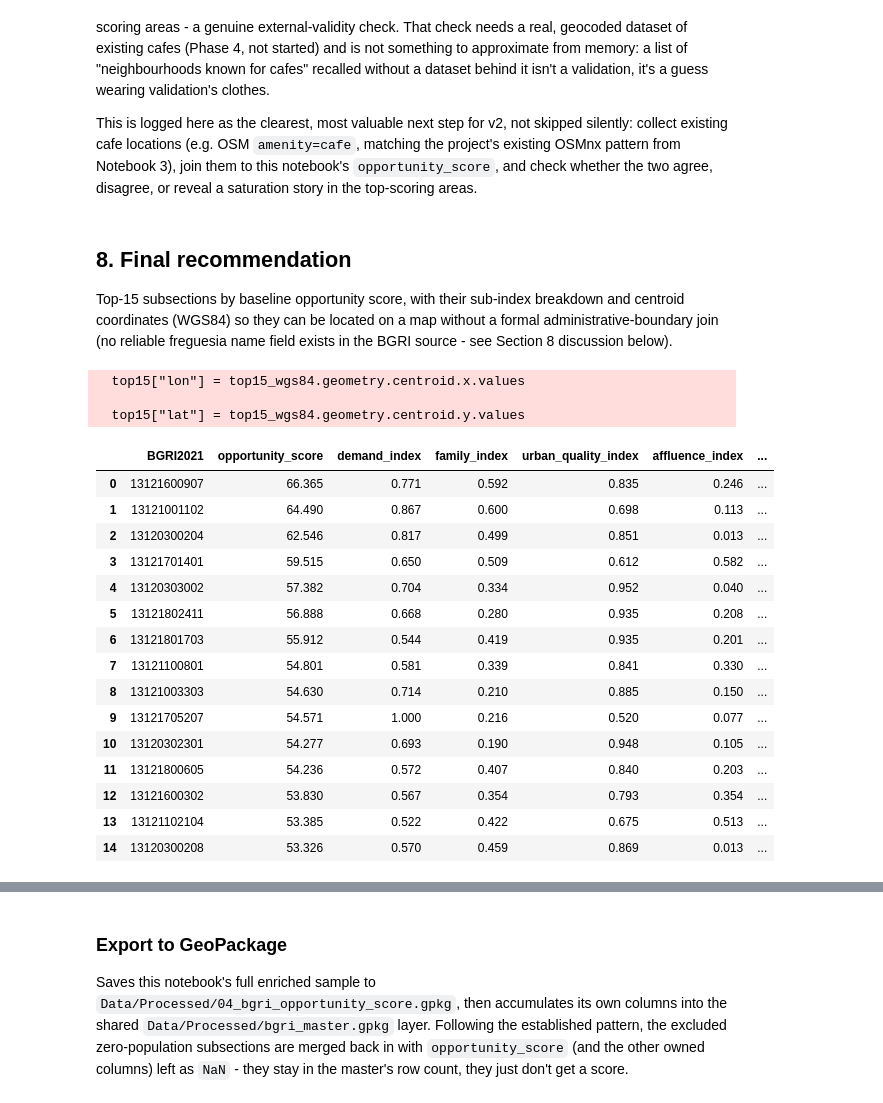
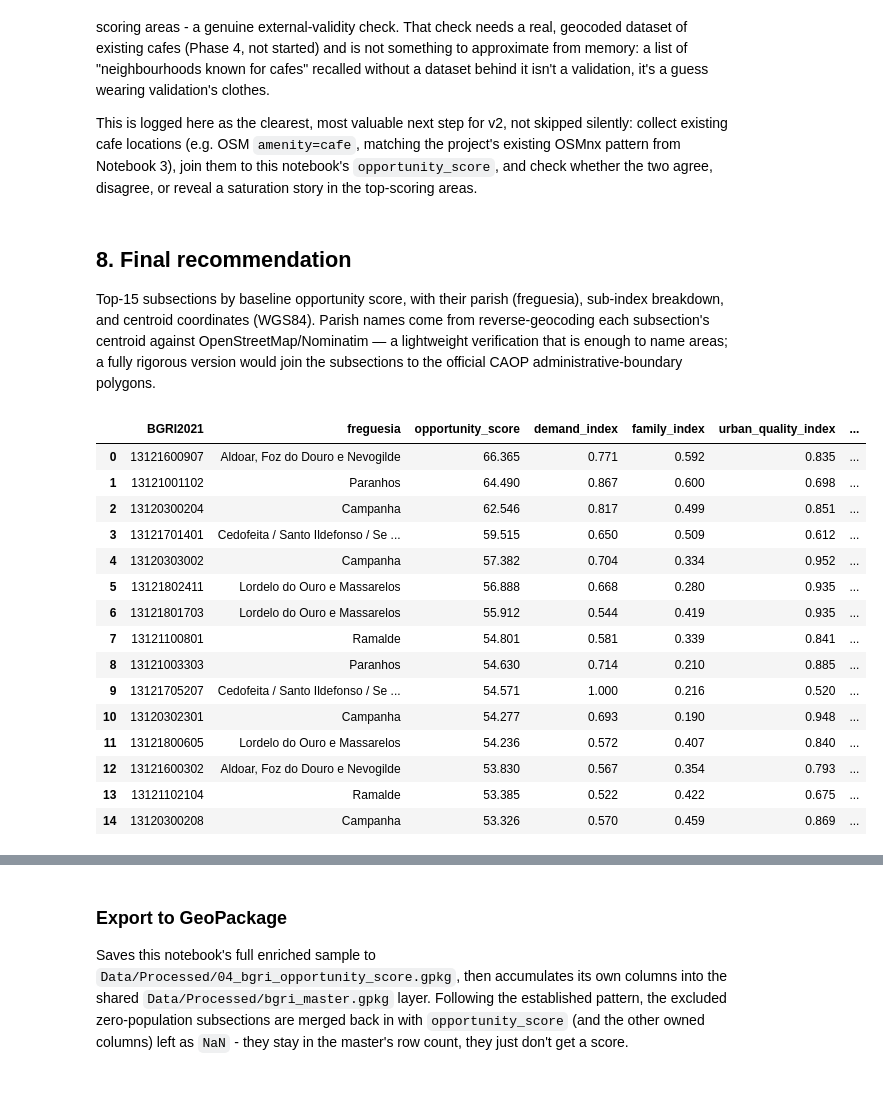
Before and after one commit to joanabutton/location_intelligence, a Jupyter notebook: Notebooks/04_opportunity_score_and_recommendation.ipynb, the cells around one changed output, grey strips where cells are left out. Saved outputs shown, nothing was run; the diff lists cells and outputs as text; code cells hidden in the pictures.

```diff
--- a/Notebooks/04_opportunity_score_and_recommendation.ipynb
+++ b/Notebooks/04_opportunity_score_and_recommendation.ipynb
@@ -31,6 +31,19 @@ from pathlib import Path
 
 pd.set_option("display.width", 120)
 sns.set_style("whitegrid")
+
+# Porto's seven civil parishes (freguesias), keyed by the DTMNFR21 census code.
+# Names verified by reverse-geocoding each parish's subsection centroids against
+# OpenStreetMap/Nominatim; used to label the candidate areas in plain language.
+FREGUESIA_NAMES = {
+    "131202": "Bonfim",
+    "131203": "Campanha",
+    "131210": "Paranhos",
+    "131211": "Ramalde",
+    "131216": "Aldoar, Foz do Douro e Nevogilde",
+    "131217": "Cedofeita / Santo Ildefonso / Se / Miragaia / S. Nicolau / Vitoria",
+    "131218": "Lordelo do Ouro e Massarelos",
+}
 # %% [markdown]
 ## Load the master layer
 # %%
@@ -521,40 +559,40 @@ This is logged here as the clearest, most valuable next step for v2, not skipped
 existing cafe locations (e.g. OSM `amenity=cafe`, matching the project's existing OSMnx pattern from
 Notebook 3), join them to this notebook's `opportunity_score`, and check whether the two agree,
 disagree, or reveal a saturation story in the top-scoring areas.
-# %% [markdown]
-## 8. Final recommendation
-
-Top-15 subsections by baseline opportunity score, with their sub-index breakdown and centroid
-coordinates (WGS84) so they can be located on a map without a formal administrative-boundary join
-(no reliable freguesia name field exists in the BGRI source - see Section 8 discussion below).
+# %% [markdown]
+## 8. Final recommendation
+
+Top-15 subsections by baseline opportunity score, with their parish (freguesia), sub-index
+breakdown, and centroid coordinates (WGS84). Parish names come from reverse-geocoding each
+subsection's centroid against OpenStreetMap/Nominatim — a lightweight verification that is enough
+to name areas; a fully rigorous version would join the subsections to the official CAOP
+administrative-boundary polygons.
 # %%
 top15 = scored.sort_values("opportunity_score", ascending=False).head(15).copy()
-top15_wgs84 = top15.to_crs(4326)
-top15["lon"] = top15_wgs84.geometry.centroid.x.values
-top15["lat"] = top15_wgs84.geometry.centroid.y.values
+top15_centroids = top15.geometry.centroid.to_crs(4326)
+top15["lon"] = top15_centroids.x.values
+top15["lat"] = top15_centroids.y.values
+top15["freguesia"] = top15["DTMNFR21"].astype(str).map(FREGUESIA_NAMES)
 
 display_cols = [
-    "BGRI2021", "opportunity_score", "demand_index", "family_index",
+    "BGRI2021", "freguesia", "opportunity_score", "demand_index", "family_index",
     "urban_quality_index", "affluence_index", "lat", "lon",
 ]
 top15[display_cols].round(3).reset_index(drop=True)
 # %% [output]
-  top15["lon"] = top15_wgs84.geometry.centroid.x.values
-
-  top15["lat"] = top15_wgs84.geometry.centroid.y.values
-|  | BGRI2021 | opportunity_score | demand_index | family_index | urban_quality_index | affluence_index | ... |
-| 0 | 13121600907 | 66.365 | 0.771 | 0.592 | 0.835 | 0.246 | ... |
-| 1 | 13121001102 | 64.490 | 0.867 | 0.600 | 0.698 | 0.113 | ... |
-| 2 | 13120300204 | 62.546 | 0.817 | 0.499 | 0.851 | 0.013 | ... |
-| 3 | 13121701401 | 59.515 | 0.650 | 0.509 | 0.612 | 0.582 | ... |
-| 4 | 13120303002 | 57.382 | 0.704 | 0.334 | 0.952 | 0.040 | ... |
-| 5 | 13121802411 | 56.888 | 0.668 | 0.280 | 0.935 | 0.208 | ... |
-| 6 | 13121801703 | 55.912 | 0.544 | 0.419 | 0.935 | 0.201 | ... |
-| 7 | 13121100801 | 54.801 | 0.581 | 0.339 | 0.841 | 0.330 | ... |
-| 8 | 13121003303 | 54.630 | 0.714 | 0.210 | 0.885 | 0.150 | ... |
-| 9 | 13121705207 | 54.571 | 1.000 | 0.216 | 0.520 | 0.077 | ... |
-| 10 | 13120302301 | 54.277 | 0.693 | 0.190 | 0.948 | 0.105 | ... |
-| 11 | 13121800605 | 54.236 | 0.572 | 0.407 | 0.840 | 0.203 | ... |
-| 12 | 13121600302 | 53.830 | 0.567 | 0.354 | 0.793 | 0.354 | ... |
-| 13 | 13121102104 | 53.385 | 0.522 | 0.422 | 0.675 | 0.513 | ... |
-| 14 | 13120300208 | 53.326 | 0.570 | 0.459 | 0.869 | 0.013 | ... |
+|  | BGRI2021 | freguesia | opportunity_score | demand_index | family_index | urban_quality_index | ... |
+| 0 | 13121600907 | Aldoar, Foz do Douro e Nevogilde | 66.365 | 0.771 | 0.592 | 0.835 | ... |
+| 1 | 13121001102 | Paranhos | 64.490 | 0.867 | 0.600 | 0.698 | ... |
+| 2 | 13120300204 | Campanha | 62.546 | 0.817 | 0.499 | 0.851 | ... |
+| 3 | 13121701401 | Cedofeita / Santo Ildefonso / Se ... | 59.515 | 0.650 | 0.509 | 0.612 | ... |
+| 4 | 13120303002 | Campanha | 57.382 | 0.704 | 0.334 | 0.952 | ... |
+| 5 | 13121802411 | Lordelo do Ouro e Massarelos | 56.888 | 0.668 | 0.280 | 0.935 | ... |
+| 6 | 13121801703 | Lordelo do Ouro e Massarelos | 55.912 | 0.544 | 0.419 | 0.935 | ... |
+| 7 | 13121100801 | Ramalde | 54.801 | 0.581 | 0.339 | 0.841 | ... |
+| 8 | 13121003303 | Paranhos | 54.630 | 0.714 | 0.210 | 0.885 | ... |
+| 9 | 13121705207 | Cedofeita / Santo Ildefonso / Se ... | 54.571 | 1.000 | 0.216 | 0.520 | ... |
+| 10 | 13120302301 | Campanha | 54.277 | 0.693 | 0.190 | 0.948 | ... |
+| 11 | 13121800605 | Lordelo do Ouro e Massarelos | 54.236 | 0.572 | 0.407 | 0.840 | ... |
+| 12 | 13121600302 | Aldoar, Foz do Douro e Nevogilde | 53.830 | 0.567 | 0.354 | 0.793 | ... |
+| 13 | 13121102104 | Ramalde | 53.385 | 0.522 | 0.422 | 0.675 | ... |
+| 14 | 13120300208 | Campanha | 53.326 | 0.570 | 0.459 | 0.869 | ... |
```
Also changed, not shown: parts of 3 cells of this notebook, 4 other files.
